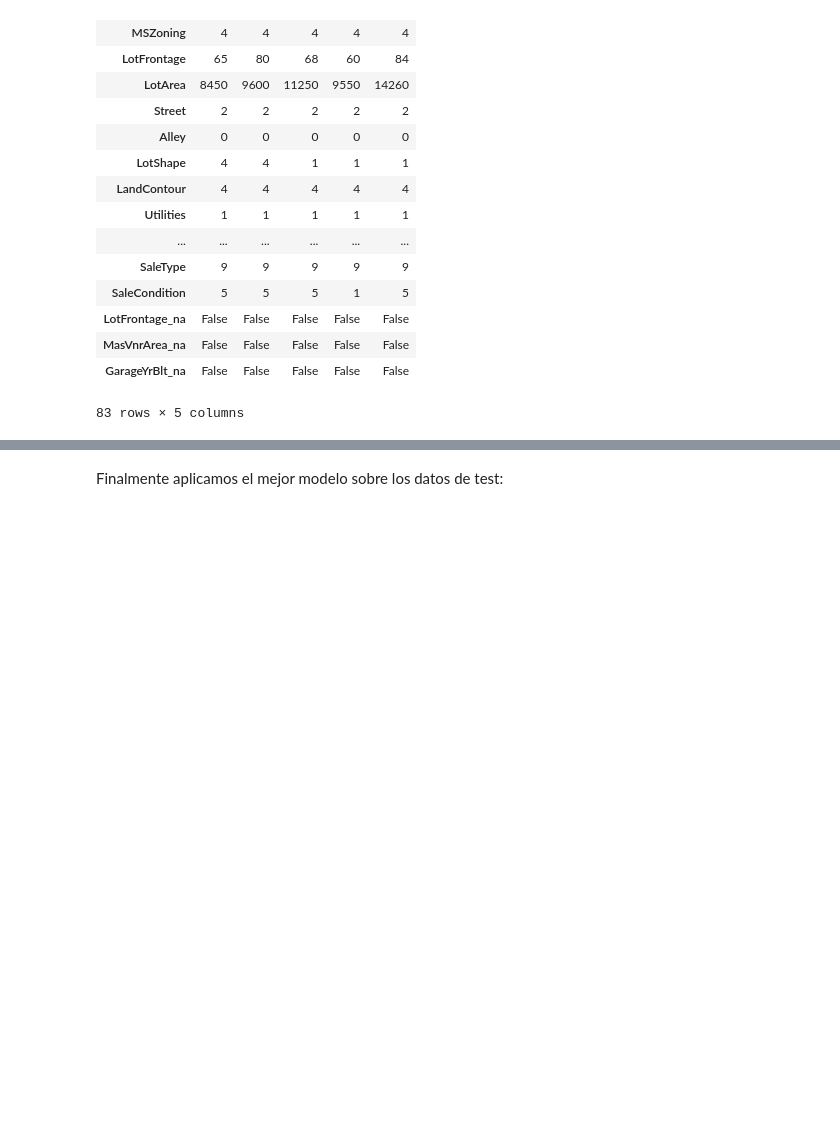
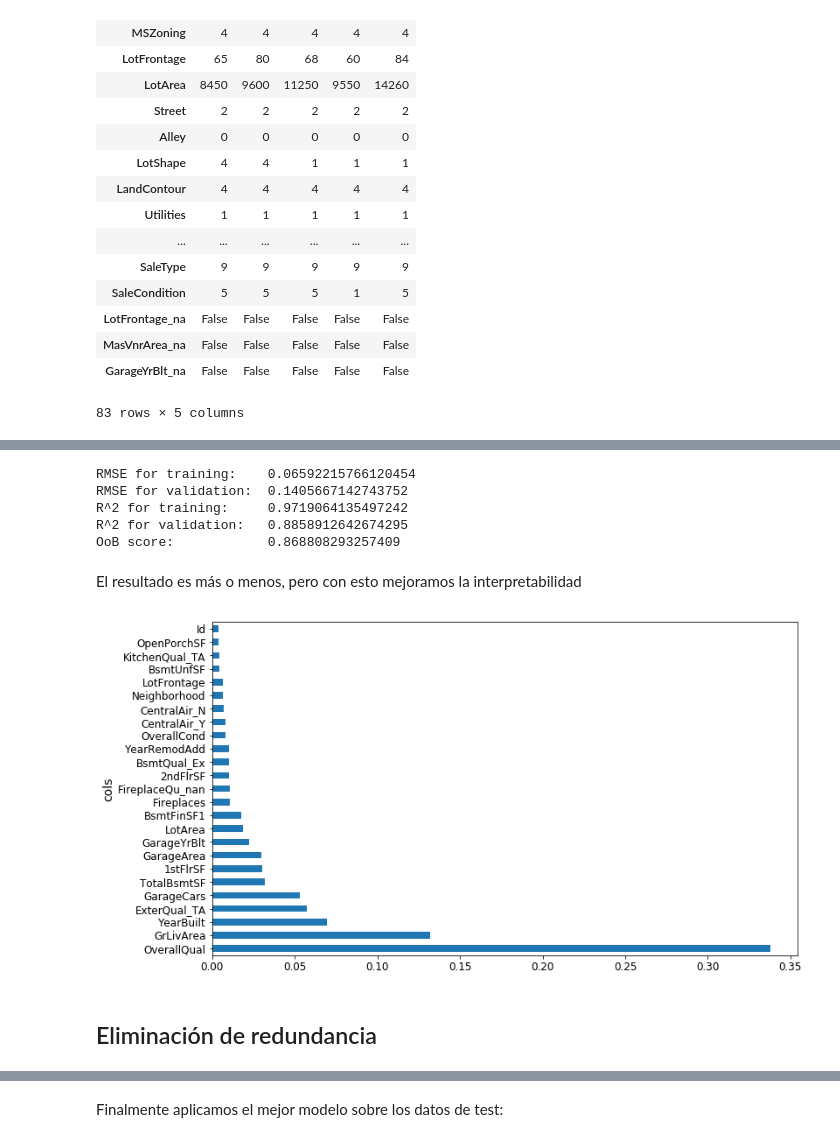
Before and after one commit to pyjaime/kaggle, a Jupyter notebook: house-prices-advanced-regression-techniques/house-prices.ipynb, the cells around one changed output, grey strips where cells are left out. Cells and saved outputs as stored; diff of their text form; code cells hidden in the pictures; blank space fills up the shorter version.

```diff
--- a/house-prices-advanced-regression-techniques/house-prices.ipynb
+++ b/house-prices-advanced-regression-techniques/house-prices.ipynb
@@ -330,0 +396,22 @@ OoB error:            0.8513420842319446
+# %%
+X_2, y, nas = proc_df(df_train, 'SalePrice', max_n_cat=7)
+X_train, X_valid, y_train, y_valid = train_test_split(X_2, y, random_state=42)
+# %%
+m = RandomForestRegressor(n_estimators=100, min_samples_leaf=2, max_features=0.5, n_jobs=-1, oob_score=True)
+m.fit(X_train, y_train)
+print_score(m)
+# %% [output]
+RMSE for training:    0.06592215766120454
+RMSE for validation:  0.1405667142743752
+R^2 for training:     0.9719064135497242
+R^2 for validation:   0.8858912642674295
+OoB score:            0.868808293257409
+# %% [markdown]
+El resultado es más o menos, pero con esto mejoramos la interpretabilidad
+# %%
+fi = rf_feat_importance(m, X_2)
+plot_fi(fi[:25]);
+# %% [output]
+[figure, added]
+# %% [markdown]
+## Eliminación de redundancia
```
Also changed, not shown: parts of 64 cells of this notebook.
